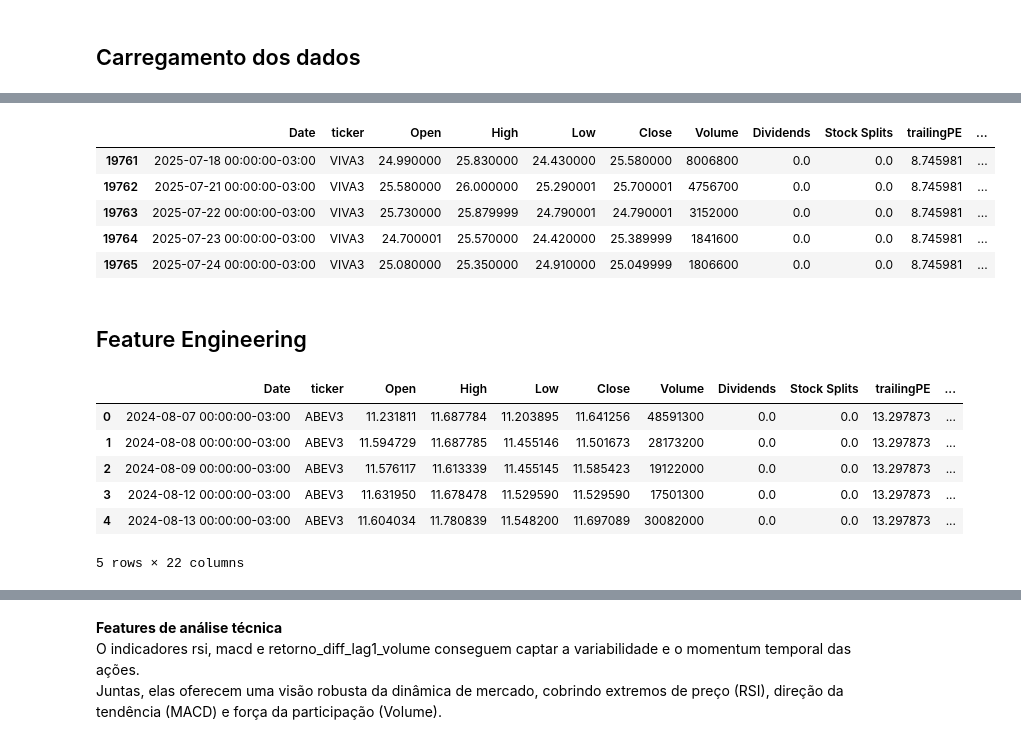
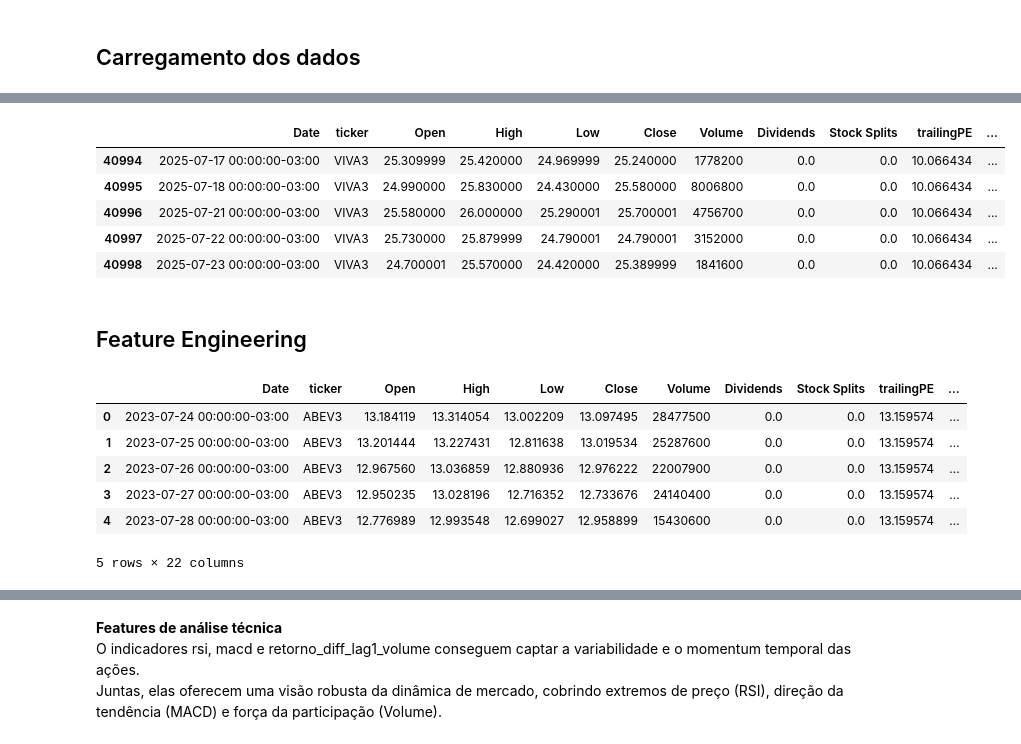
Before and after one commit to ederray/etl-aws, a Jupyter notebook: notebooks/eda.ipynb, the cells around one changed output, grey strips where cells are left out. Saved outputs shown, nothing was run; the diff lists cells and outputs as text; code cells hidden in the pictures.

```diff
--- a/notebooks/eda.ipynb
+++ b/notebooks/eda.ipynb
@@ -109,5 +109,5 @@ tbl_carteira_ibovespa
 # %%
 # carregamento da base histórica de ações componentes do ibovespa para validação dos dados
-tbl_cotacao_ibovespa = carregar_dataset(path='../data/raw/tbl_acoes_ibovespa_historico_nova_rodada.csv', sep=',')
+tbl_cotacao_ibovespa = carregar_dataset(path='../data/raw/tbl_acoes_ibovespa_historico_nova_rodada_2.csv', sep=',')
 tbl_cotacao_ibovespa.tail()
 # %% [output]
@@ -115,23 +115,23 @@ tbl_cotacao_ibovespa.tail()
 |  | Date | ticker | Open | High | Low | Close | Volume | Dividends | Stock Splits | trailingPE | ... |
-| 19761 | 2025-07-18 00:00:00-03:00 | VIVA3 | 24.990000 | 25.830000 | 24.430000 | 25.580000 | 8006800 | 0.0 | 0.0 | 8.745981 | ... |
-| 19762 | 2025-07-21 00:00:00-03:00 | VIVA3 | 25.580000 | 26.000000 | 25.290001 | 25.700001 | 4756700 | 0.0 | 0.0 | 8.745981 | ... |
-| 19763 | 2025-07-22 00:00:00-03:00 | VIVA3 | 25.730000 | 25.879999 | 24.790001 | 24.790001 | 3152000 | 0.0 | 0.0 | 8.745981 | ... |
-| 19764 | 2025-07-23 00:00:00-03:00 | VIVA3 | 24.700001 | 25.570000 | 24.420000 | 25.389999 | 1841600 | 0.0 | 0.0 | 8.745981 | ... |
-| 19765 | 2025-07-24 00:00:00-03:00 | VIVA3 | 25.080000 | 25.350000 | 24.910000 | 25.049999 | 1806600 | 0.0 | 0.0 | 8.745981 | ... |
+| 40994 | 2025-07-17 00:00:00-03:00 | VIVA3 | 25.309999 | 25.420000 | 24.969999 | 25.240000 | 1778200 | 0.0 | 0.0 | 10.066434 | ... |
+| 40995 | 2025-07-18 00:00:00-03:00 | VIVA3 | 24.990000 | 25.830000 | 24.430000 | 25.580000 | 8006800 | 0.0 | 0.0 | 10.066434 | ... |
+| 40996 | 2025-07-21 00:00:00-03:00 | VIVA3 | 25.580000 | 26.000000 | 25.290001 | 25.700001 | 4756700 | 0.0 | 0.0 | 10.066434 | ... |
+| 40997 | 2025-07-22 00:00:00-03:00 | VIVA3 | 25.730000 | 25.879999 | 24.790001 | 24.790001 | 3152000 | 0.0 | 0.0 | 10.066434 | ... |
+| 40998 | 2025-07-23 00:00:00-03:00 | VIVA3 | 24.700001 | 25.570000 | 24.420000 | 25.389999 | 1841600 | 0.0 | 0.0 | 10.066434 | ... |
 # %% [markdown]
 ## Feature Engineering
 # %%
 # junção dos dados setoriais com a tabela de cotação
-tbl_cotacao_ibovespa = tbl_cotacao_ibovespa.merge(tbl_carteira_ibovespa.drop(['ticker'], axis=1), left_on='ticker', right_on='codigo', how='left')
+tbl_cotacao_ibovespa = tbl_cotacao_ibovespa.merge(tbl_carteira_ibovespa, left_on='ticker', right_on='codigo', how='left')
 tbl_cotacao_ibovespa.drop(columns='codigo', axis=1, inplace=True)
 tbl_cotacao_ibovespa.head()
 # %% [output]
 |  | Date | ticker | Open | High | Low | Close | Volume | Dividends | Stock Splits | trailingPE | ... |
-| 0 | 2024-08-07 00:00:00-03:00 | ABEV3 | 11.231811 | 11.687784 | 11.203895 | 11.641256 | 48591300 | 0.0 | 0.0 | 13.297873 | ... |
-| 1 | 2024-08-08 00:00:00-03:00 | ABEV3 | 11.594729 | 11.687785 | 11.455146 | 11.501673 | 28173200 | 0.0 | 0.0 | 13.297873 | ... |
-| 2 | 2024-08-09 00:00:00-03:00 | ABEV3 | 11.576117 | 11.613339 | 11.455145 | 11.585423 | 19122000 | 0.0 | 0.0 | 13.297873 | ... |
-| 3 | 2024-08-12 00:00:00-03:00 | ABEV3 | 11.631950 | 11.678478 | 11.529590 | 11.529590 | 17501300 | 0.0 | 0.0 | 13.297873 | ... |
-| 4 | 2024-08-13 00:00:00-03:00 | ABEV3 | 11.604034 | 11.780839 | 11.548200 | 11.697089 | 30082000 | 0.0 | 0.0 | 13.297873 | ... |
+| 0 | 2023-07-24 00:00:00-03:00 | ABEV3 | 13.184119 | 13.314054 | 13.002209 | 13.097495 | 28477500 | 0.0 | 0.0 | 13.159574 | ... |
+| 1 | 2023-07-25 00:00:00-03:00 | ABEV3 | 13.201444 | 13.227431 | 12.811638 | 13.019534 | 25287600 | 0.0 | 0.0 | 13.159574 | ... |
+| 2 | 2023-07-26 00:00:00-03:00 | ABEV3 | 12.967560 | 13.036859 | 12.880936 | 12.976222 | 22007900 | 0.0 | 0.0 | 13.159574 | ... |
+| 3 | 2023-07-27 00:00:00-03:00 | ABEV3 | 12.950235 | 13.028196 | 12.716352 | 12.733676 | 24140400 | 0.0 | 0.0 | 13.159574 | ... |
+| 4 | 2023-07-28 00:00:00-03:00 | ABEV3 | 12.776989 | 12.993548 | 12.699027 | 12.958899 | 15430600 | 0.0 | 0.0 | 13.159574 | ... |
 5 rows × 22 columns
 # %%
 # remoção das colunas fundamentalistas,pois elas geram uma repetição dos dados com a execução da api, não recuperando o histórico.
```
Also changed, not shown: parts of 16 cells of this notebook, 7 other files.
